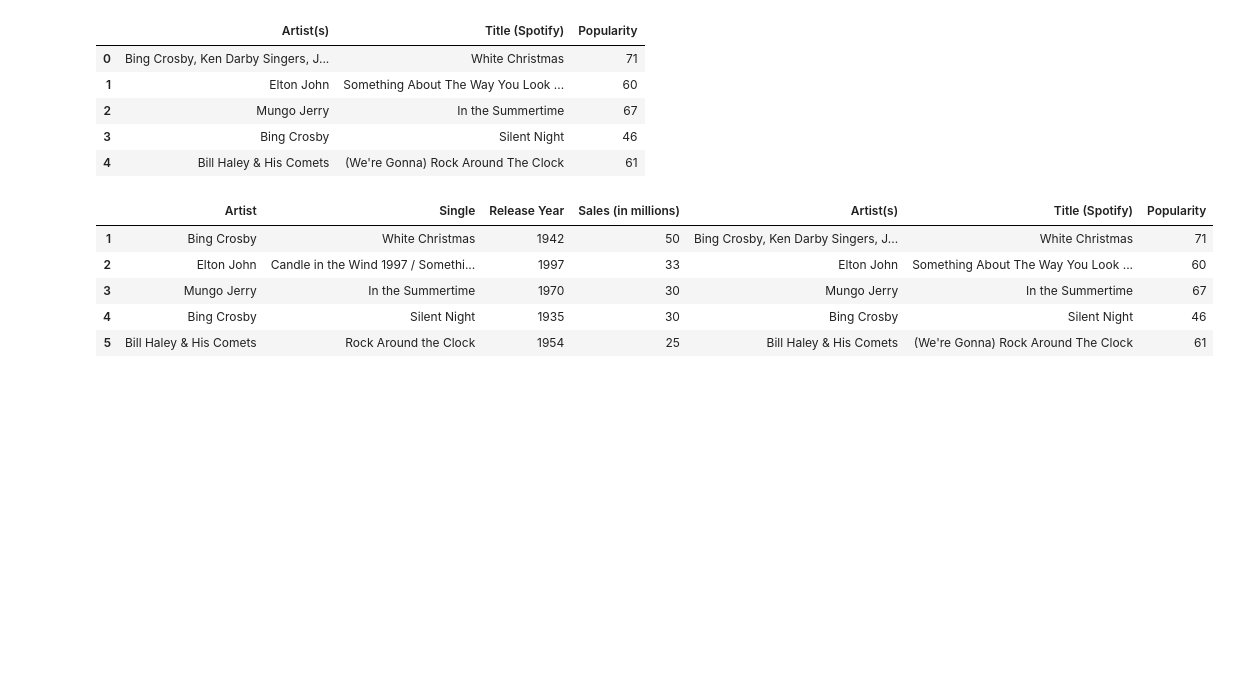
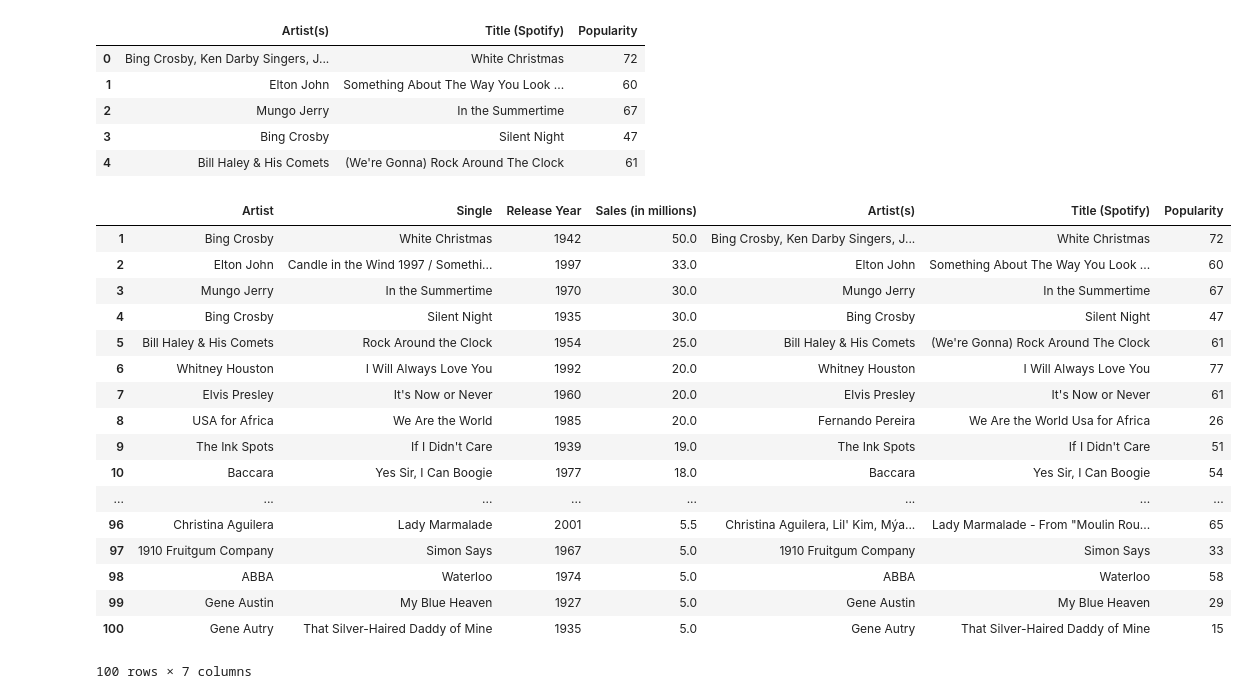
Before and after one commit to shreymukh2020/Spotify-ETL-Analysis, a Jupyter notebook: ETL_Top100_Project.ipynb, the cells around one changed output. Drawn from its saved outputs; the diff is of its cells as text; code cells hidden in the pictures; blank space fills up the shorter version.

```diff
--- a/ETL_Top100_Project.ipynb
+++ b/ETL_Top100_Project.ipynb
@@ -18,7 +18,7 @@ list_of_dicts = []
 #Loop Through all Singles in top100 singles csv
 for index,row in top100singles.iterrows():
 
-    title_and_artist = row['Single'] + ', ' + row['Artist']
+    title_and_artist = row['Single'] + ' ' + row['Artist']
 
     #Make API Call using search method, querying for "Title, Artist"
     #Limit to just the top response
@@ -46,22 +46,34 @@ df.columns = ['Artist(s)', 'Title (Spotify)','Popularity']
 df.head()
 # %% [output]
 |  | Artist(s) | Title (Spotify) | Popularity |
-| 0 | Bing Crosby, Ken Darby Singers, J... | White Christmas | 71 |
+| 0 | Bing Crosby, Ken Darby Singers, J... | White Christmas | 72 |
 | 1 | Elton John | Something About The Way You Look ... | 60 |
 | 2 | Mungo Jerry | In the Summertime | 67 |
-| 3 | Bing Crosby | Silent Night | 46 |
+| 3 | Bing Crosby | Silent Night | 47 |
 | 4 | Bill Haley & His Comets | (We're Gonna) Rock Around The Clock | 61 |
 # %%
 #concatenate results, and start index at 1
 wiki_and_spotify = pd.concat([top100singles,df],axis=1)
 wiki_and_spotify.index += 1
-wiki_and_spotify.head()
+wiki_and_spotify
 # %% [output]
 |  | Artist | Single | Release Year | Sales (in millions) | Artist(s) | Title (Spotify) | Popularity |
-| 1 | Bing Crosby | White Christmas | 1942 | 50 | Bing Crosby, Ken Darby Singers, J... | White Christmas | 71 |
-| 2 | Elton John | Candle in the Wind 1997 / Somethi... | 1997 | 33 | Elton John | Something About The Way You Look ... | 60 |
-| 3 | Mungo Jerry | In the Summertime | 1970 | 30 | Mungo Jerry | In the Summertime | 67 |
-| 4 | Bing Crosby | Silent Night | 1935 | 30 | Bing Crosby | Silent Night | 46 |
-| 5 | Bill Haley & His Comets | Rock Around the Clock | 1954 | 25 | Bill Haley & His Comets | (We're Gonna) Rock Around The Clock | 61 |
+| 1 | Bing Crosby | White Christmas | 1942 | 50.0 | Bing Crosby, Ken Darby Singers, J... | White Christmas | 72 |
+| 2 | Elton John | Candle in the Wind 1997 / Somethi... | 1997 | 33.0 | Elton John | Something About The Way You Look ... | 60 |
+| 3 | Mungo Jerry | In the Summertime | 1970 | 30.0 | Mungo Jerry | In the Summertime | 67 |
+| 4 | Bing Crosby | Silent Night | 1935 | 30.0 | Bing Crosby | Silent Night | 47 |
+| 5 | Bill Haley & His Comets | Rock Around the Clock | 1954 | 25.0 | Bill Haley & His Comets | (We're Gonna) Rock Around The Clock | 61 |
+| 6 | Whitney Houston | I Will Always Love You | 1992 | 20.0 | Whitney Houston | I Will Always Love You | 77 |
+| 7 | Elvis Presley | It's Now or Never | 1960 | 20.0 | Elvis Presley | It's Now or Never | 61 |
+| 8 | USA for Africa | We Are the World | 1985 | 20.0 | Fernando Pereira | We Are the World Usa for Africa | 26 |
+| 9 | The Ink Spots | If I Didn't Care | 1939 | 19.0 | The Ink Spots | If I Didn't Care | 51 |
+| 10 | Baccara | Yes Sir, I Can Boogie | 1977 | 18.0 | Baccara | Yes Sir, I Can Boogie | 54 |
+| ... | ... | ... | ... | ... | ... | ... | ... |
+| 96 | Christina Aguilera | Lady Marmalade | 2001 | 5.5 | Christina Aguilera, Lil' Kim, Mýa... | Lady Marmalade - From "Moulin Rou... | 65 |
+| 97 | 1910 Fruitgum Company | Simon Says | 1967 | 5.0 | 1910 Fruitgum Company | Simon Says | 33 |
+| 98 | ABBA | Waterloo | 1974 | 5.0 | ABBA | Waterloo | 58 |
+| 99 | Gene Austin | My Blue Heaven | 1927 | 5.0 | Gene Austin | My Blue Heaven | 29 |
+| 100 | Gene Autry | That Silver-Haired Daddy of Mine | 1935 | 5.0 | Gene Autry | That Silver-Haired Daddy of Mine | 15 |
+100 rows × 7 columns
 # %%
 wiki_and_spotify.to_csv('output.csv',index=False)
```
Also changed, not shown: 2 other files.
